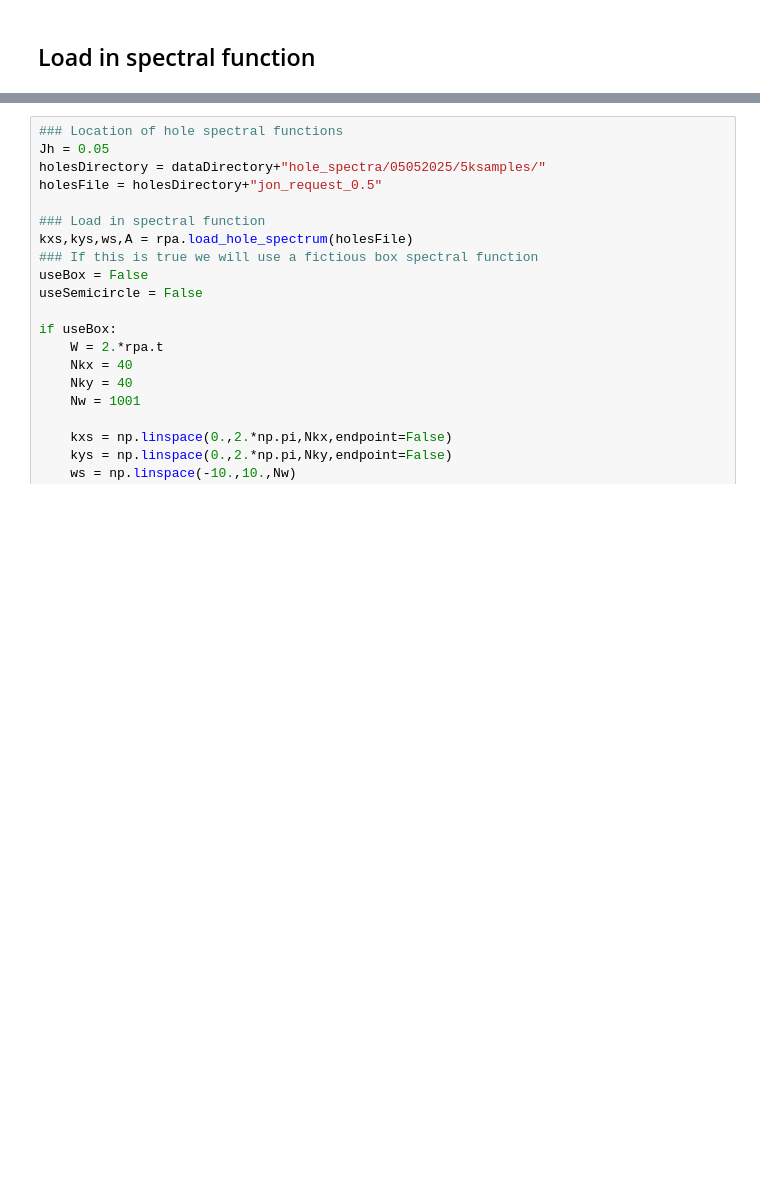
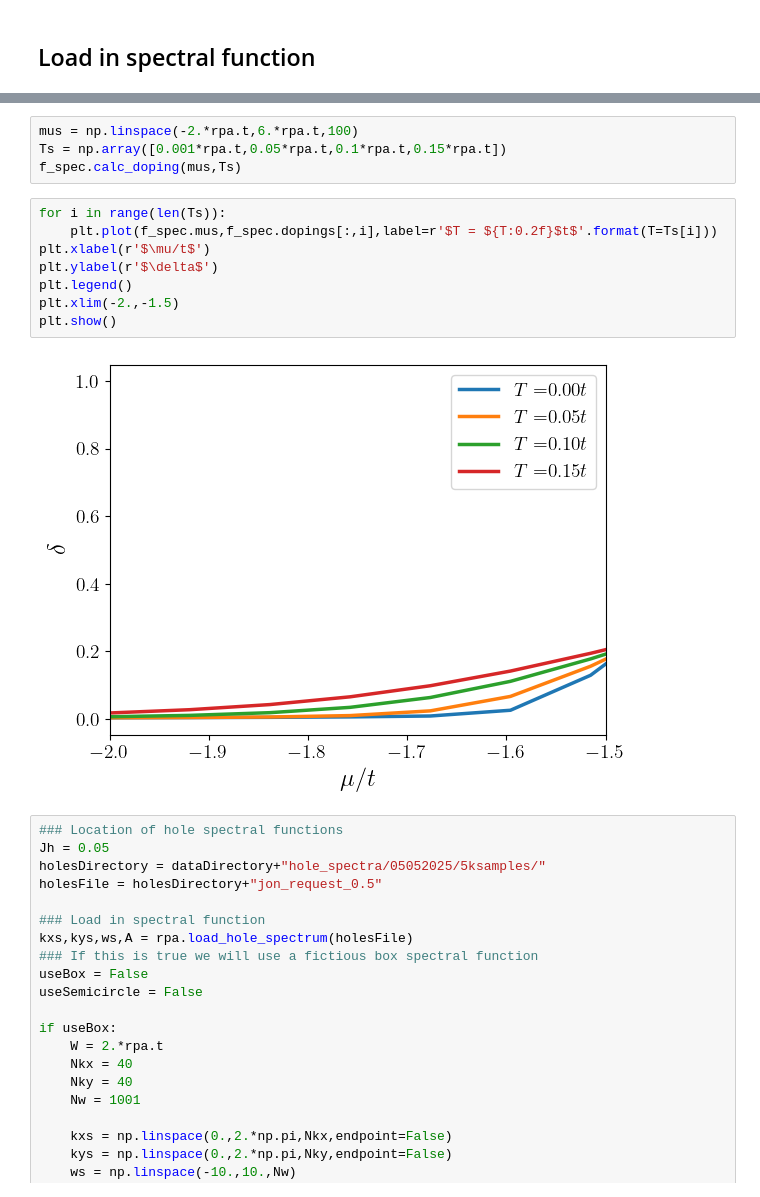
Before and after one commit to j-curtis/holes_and_magnons, a Jupyter notebook: Magnon_RPA_plots.ipynb, the cells around one changed output, grey strips where cells are left out. Drawn from its saved outputs; the diff is of its cells as text; blank space fills up the shorter version.

```diff
--- a/Magnon_RPA_plots.ipynb
+++ b/Magnon_RPA_plots.ipynb
@@ -33,3 +35,17 @@ def gen_semicircle(kxs,kys,ws,W):
+# %%
+mus = np.linspace(-2.*rpa.t,6.*rpa.t,100)
+Ts = np.array([0.001*rpa.t,0.05*rpa.t,0.1*rpa.t,0.15*rpa.t])
+f_spec.calc_doping(mus,Ts)
+# %%
+for i in range(len(Ts)):
+    plt.plot(f_spec.mus,f_spec.dopings[:,i],label=r'$T = ${T:0.2f}$t$'.format(T=Ts[i]))
+plt.xlabel(r'$\mu/t$')
+plt.ylabel(r'$\delta$')
+plt.legend()
+plt.xlim(-2.,-1.5)
+plt.show()
+# %% [output]
+[figure, added]
 # %%
 ### Location of hole spectral functions
 Jh = 0.05
```
Also changed, not shown: parts of 10 cells of this notebook, 1 other file.
